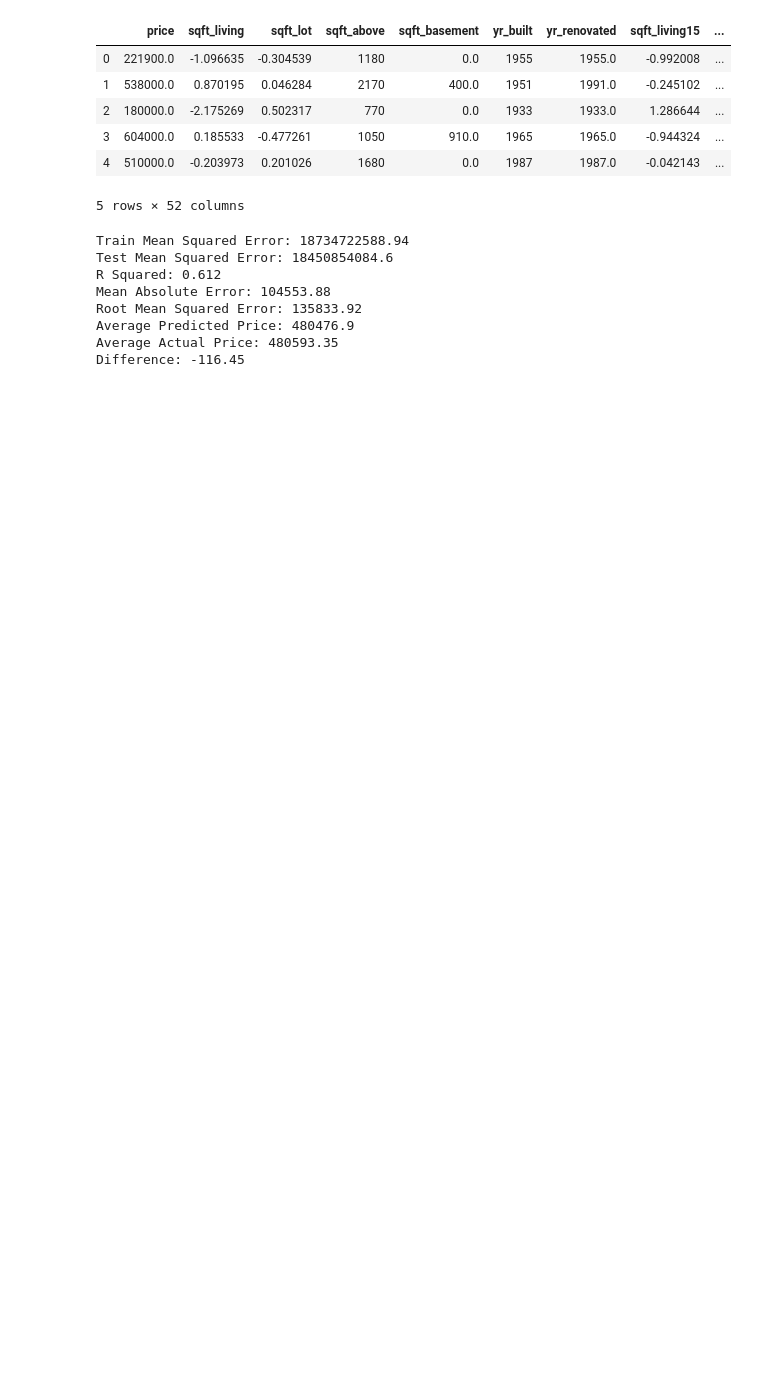
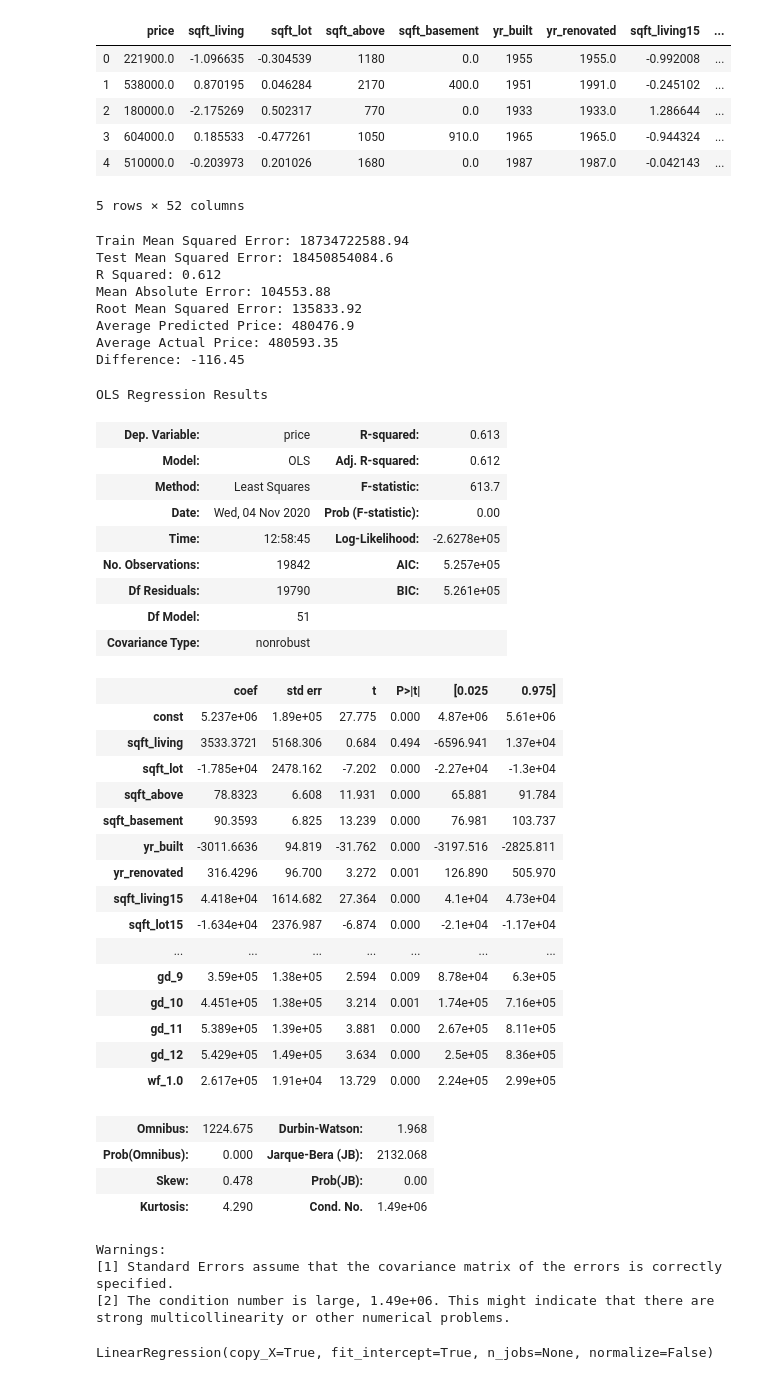
Before and after one commit to psuero1/house-sales-project, a Jupyter notebook: Iterative_Modeling.ipynb, the cells around one changed output. Drawn from its saved outputs; the diff is of its cells as text; code cells hidden in the pictures; blank space fills up the shorter version.

```diff
--- a/Iterative_Modeling.ipynb
+++ b/Iterative_Modeling.ipynb
@@ -95,0 +100,46 @@ Difference: -116.45
+# %%
+import statsmodels.api as sm
+X_int = sm.add_constant(X)
+model = sm.OLS(y,X_int).fit()
+model.summary()
+# %% [output]
+OLS Regression Results
+| Dep. Variable: | price | R-squared: | 0.613 |
+| Model: | OLS | Adj. R-squared: | 0.612 |
+| Method: | Least Squares | F-statistic: | 613.7 |
+| Date: | Wed, 04 Nov 2020 | Prob (F-statistic): | 0.00 |
+| Time: | 12:58:45 | Log-Likelihood: | -2.6278e+05 |
+| No. Observations: | 19842 | AIC: | 5.257e+05 |
+| Df Residuals: | 19790 | BIC: | 5.261e+05 |
+| Df Model: | 51 |  |  |
+| Covariance Type: | nonrobust |  |  |
+|  | coef | std err | t | P>|t| | [0.025 | 0.975] |
+| const | 5.237e+06 | 1.89e+05 | 27.775 | 0.000 | 4.87e+06 | 5.61e+06 |
+| sqft_living | 3533.3721 | 5168.306 | 0.684 | 0.494 | -6596.941 | 1.37e+04 |
+| sqft_lot | -1.785e+04 | 2478.162 | -7.202 | 0.000 | -2.27e+04 | -1.3e+04 |
+| sqft_above | 78.8323 | 6.608 | 11.931 | 0.000 | 65.881 | 91.784 |
+| sqft_basement | 90.3593 | 6.825 | 13.239 | 0.000 | 76.981 | 103.737 |
+| yr_built | -3011.6636 | 94.819 | -31.762 | 0.000 | -3197.516 | -2825.811 |
+| yr_renovated | 316.4296 | 96.700 | 3.272 | 0.001 | 126.890 | 505.970 |
+| sqft_living15 | 4.418e+04 | 1614.682 | 27.364 | 0.000 | 4.1e+04 | 4.73e+04 |
+| sqft_lot15 | -1.634e+04 | 2376.987 | -6.874 | 0.000 | -2.1e+04 | -1.17e+04 |
+| ... | ... | ... | ... | ... | ... | ... |
+| gd_9 | 3.59e+05 | 1.38e+05 | 2.594 | 0.009 | 8.78e+04 | 6.3e+05 |
+| gd_10 | 4.451e+05 | 1.38e+05 | 3.214 | 0.001 | 1.74e+05 | 7.16e+05 |
+| gd_11 | 5.389e+05 | 1.39e+05 | 3.881 | 0.000 | 2.67e+05 | 8.11e+05 |
+| gd_12 | 5.429e+05 | 1.49e+05 | 3.634 | 0.000 | 2.5e+05 | 8.36e+05 |
+| wf_1.0 | 2.617e+05 | 1.91e+04 | 13.729 | 0.000 | 2.24e+05 | 2.99e+05 |
+| Omnibus: | 1224.675 | Durbin-Watson: | 1.968 |
+| Prob(Omnibus): | 0.000 | Jarque-Bera (JB): | 2132.068 |
+| Skew: | 0.478 | Prob(JB): | 0.00 |
+| Kurtosis: | 4.290 | Cond. No. | 1.49e+06 |
+Warnings:
+[1] Standard Errors assume that the covariance matrix of the errors is correctly specified.
+[2] The condition number is large, 1.49e+06. This might indicate that there are
+strong multicollinearity or other numerical problems.
+# %%
+from sklearn.linear_model import LinearRegression
+linreg = LinearRegression()
+linreg.fit(X, y)
+# %% [output]
+LinearRegression(copy_X=True, fit_intercept=True, n_jobs=None, normalize=False)
```
Also changed, not shown: parts of 17 cells of this notebook.
